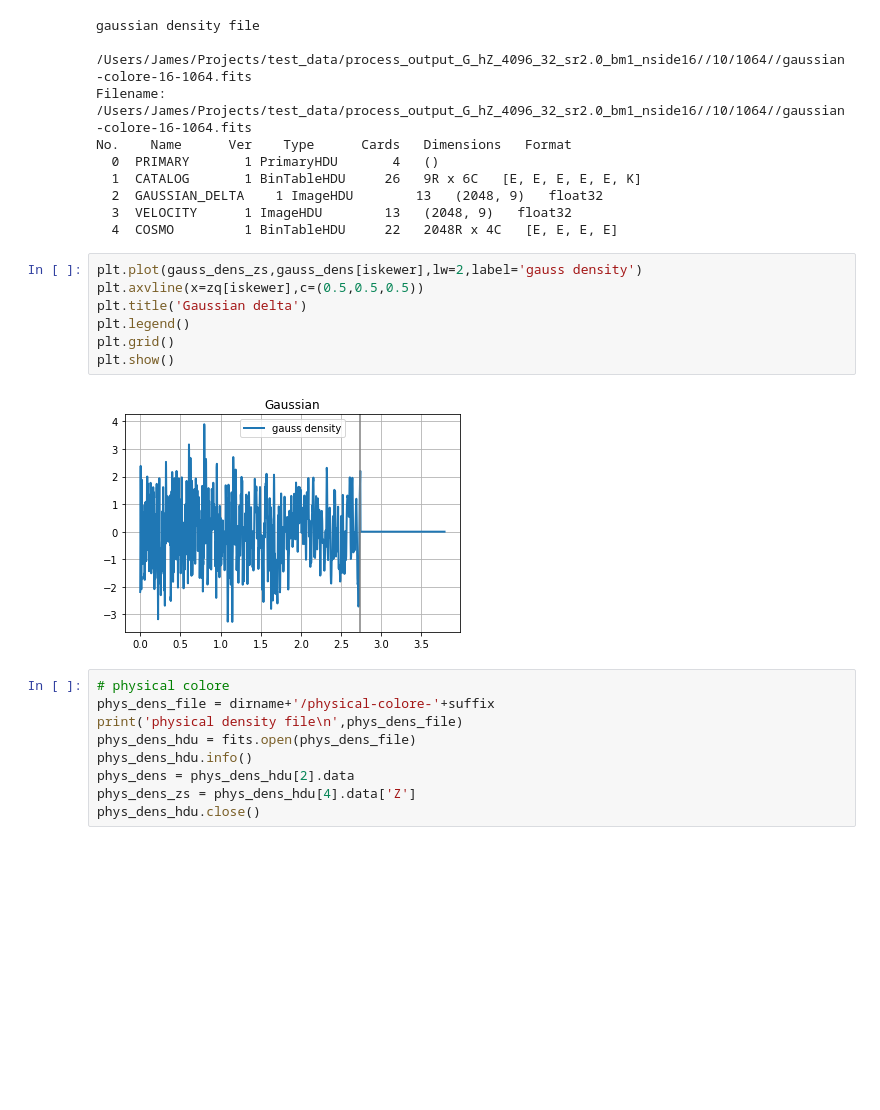
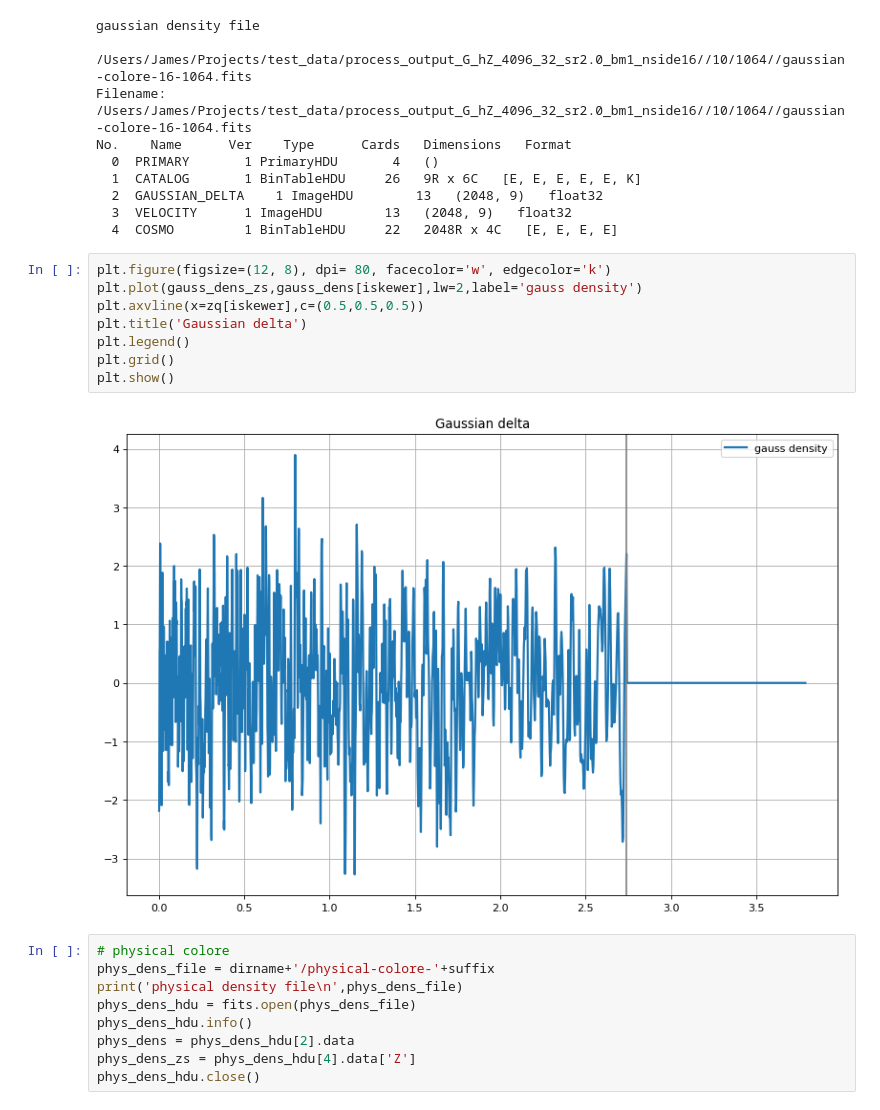
Before and after one commit to igmhub/LyaCoLoRe, a Jupyter notebook: example_scripts/plot_processed_files.ipynb, the cells around one changed output. Cells and saved outputs as stored; diff of their text form; blank space fills up the shorter version.

Commit message:
Enlarged plots and minor corrections

```diff
--- a/example_scripts/plot_processed_files.ipynb
+++ b/example_scripts/plot_processed_files.ipynb
@@ -40,14 +40,15 @@ No.    Name      Ver    Type      Cards   Dimensions   Format
   3  VELOCITY      1 ImageHDU        13   (2048, 9)   float32
   4  COSMO         1 BinTableHDU     22   2048R x 4C   [E, E, E, E]
 # %%
+plt.figure(figsize=(12, 8), dpi= 80, facecolor='w', edgecolor='k')
 plt.plot(gauss_dens_zs,gauss_dens[iskewer],lw=2,label='gauss density')
 plt.axvline(x=zq[iskewer],c=(0.5,0.5,0.5))
 plt.title('Gaussian delta')
 plt.legend()
 plt.grid()
 plt.show()
 # %% [output]
-[figure, old version]
+[figure, new version]
 # %%
 # physical colore
 phys_dens_file = dirname+'/physical-colore-'+suffix
```
Also changed, not shown: parts of 9 cells of this notebook, 1 other file.
